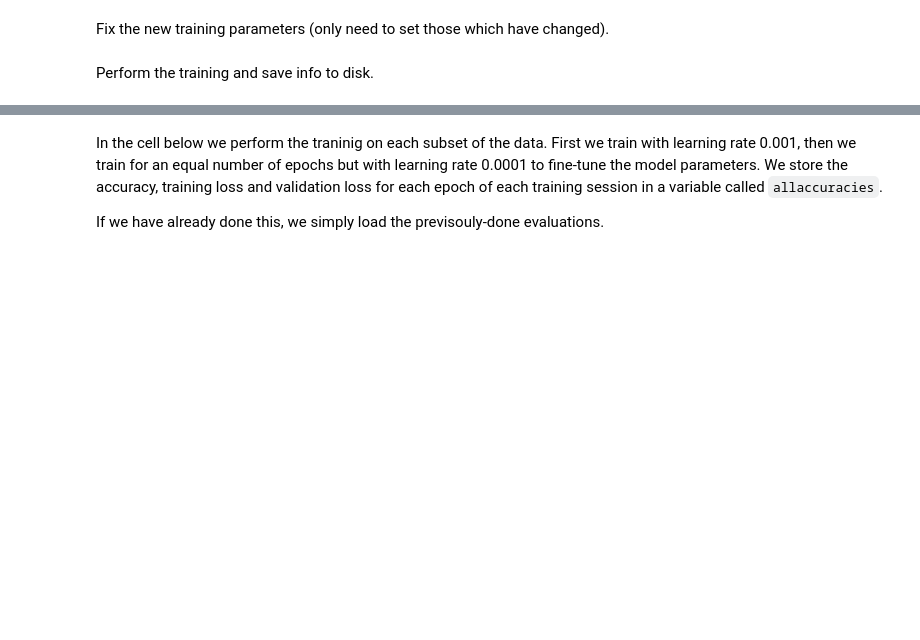
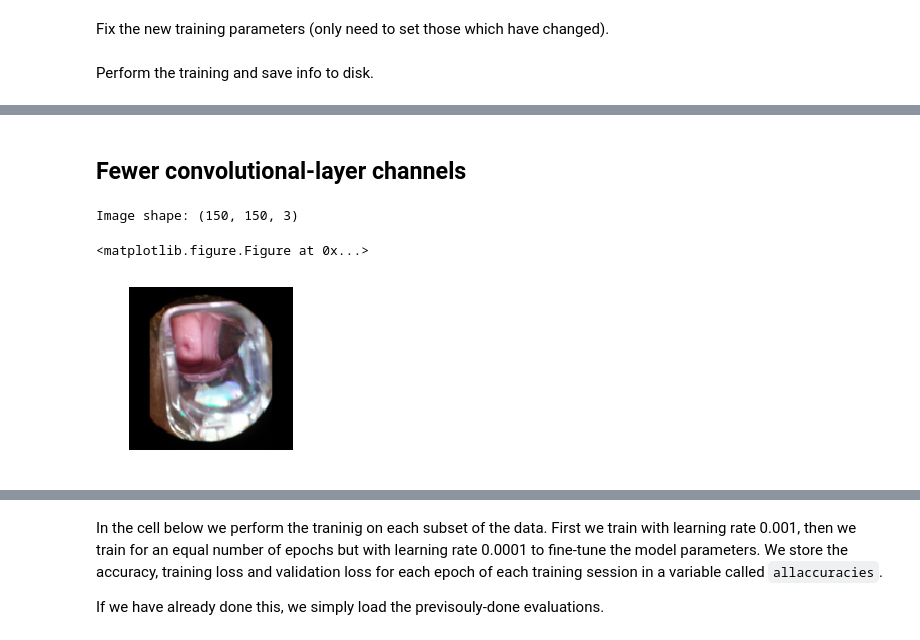
Before and after one commit to Mamta-Arora/Kaggle-MobileODT-Cancer-Screening, a Jupyter notebook: FullWorkflow.ipynb, the cells around one changed output, grey strips where cells are left out. Cells and saved outputs as stored; diff of their text form; code cells hidden in the pictures; blank space fills up the shorter version.

```diff
--- a/FullWorkflow.ipynb
+++ b/FullWorkflow.ipynb
@@ -623,0 +694,44 @@ INFO:tensorflow:./TensorFlow_data/lenet_2x2_cropdiagram/lenet_2x2_cropdiagram-10
+# %%
+# FOR EVERYONE
+# ===================== USER INPUT =====================
+data_folder = "./TensorFlow_data"
+training_subfolder = "/training_data_nocrop"
+testing_subfolder = "/testing_data_nocrop"
+size_of_minibatch = 2**6
+totnumbatches = network_nocrop.count_training_batches(data_folder + training_subfolder)
+validation_batch = 0
+validation_inputarray = []
+validation_labels = []
+
+load_test_set = data_folder + testing_subfolder + "/testing_images.npy"
+test_set = []
+# ======================================================
+# %% [markdown]
+## Fewer convolutional-layer channels
+# %%
+# ===================== USER INPUT =====================
+input_shape = (150, 150, 3)
+output_channels = 3
+convolutional_layers = [[10, (4, 4), (1, 1), (2, 2), (2, 2)],
+                        [20, (4, 4), (1, 1), (2, 2), (2, 2)]]
+connected_layers = [100, 30]
+keep_prob = 0.5
+learning_rate = 0.001 # standard value is 0.001
+model_name = "lenet_2smallx2_nocrop" # This name means we have 2 small convolutional layers
+# ======================================================
+# %%
+# ============ DOES NOT REQUIRE USER INPUT =============
+network_nocrop_fewchan = ConvNet(input_shape=input_shape,
+                                 output_channels=output_channels,
+                                 convolutional_layers=convolutional_layers,
+                                 connected_layers=connected_layers,
+                                 keep_prob=keep_prob,
+                                 learning_rate=learning_rate,
+                                 model_name=model_name)
+# %%
+# ============ DOES NOT REQUIRE USER INPUT =============
+network_nocrop_fewchan.test_loading(batch_and_index=(0, 32), batch_loc=(data_folder+training_subfolder))
+# %% [output]
+Image shape: (150, 150, 3)
+<matplotlib.figure.Figure at 0x...>
+[figure, added]
```
Also changed, not shown: parts of 47 cells of this notebook.
